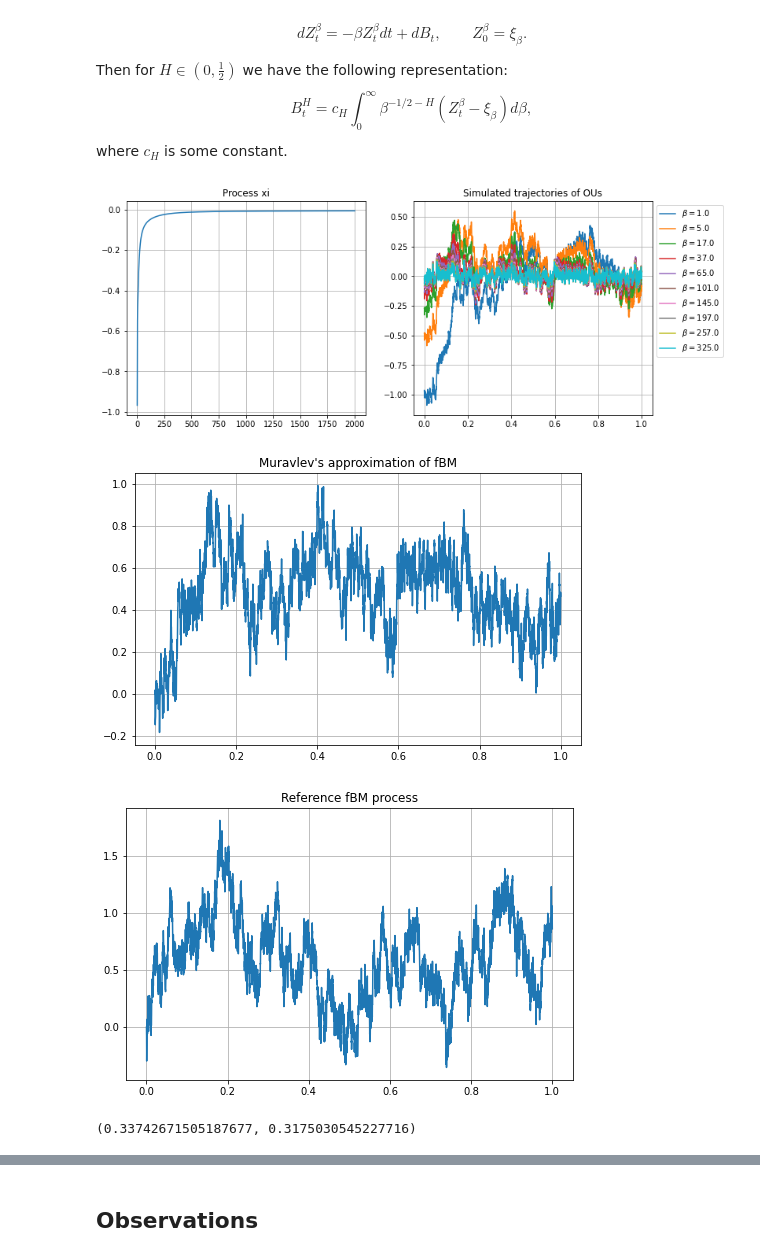
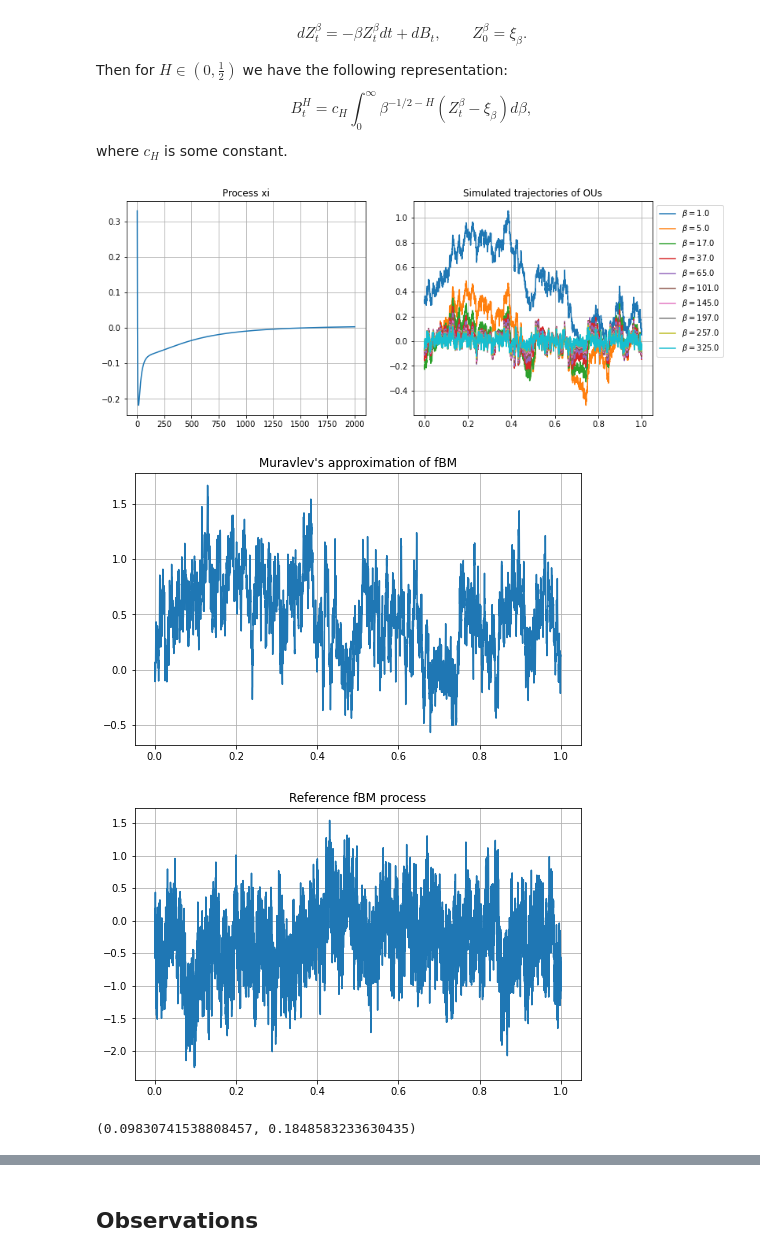
Before and after one commit to MrG1raffe/RoughModels, a Jupyter notebook: src/muravlev_modification.ipynb, the cells around one changed output, grey strips where cells are left out. Drawn from its saved outputs; the diff is of its cells as text; code cells hidden in the pictures.

```diff
--- a/src/muravlev_modification.ipynb
+++ b/src/muravlev_modification.ipynb
@@ -30,13 +33,13 @@ where $c_H$ is some constant.
 # %%
 # Parameters
 n = 4096
-H = 0.3
+H = 0.1
 # %%
 # Muravlev's approximation
-muravlev_fbm = fbm_muravlev(n=n, hurst=H, n_beta=2000, beta_max=2000, plotting=True)
+muravlev_fbm, Z = fbm_muravlev(n=n, hurst=H, n_beta=2000, beta_max=2000, uniform_beta_grid=True, plotting=True, extended_return=True)
 # %% [output]
-[figure, old version]
+[figure, new version]
-[figure, old version]
+[figure, new version]
 # %%
 # Reference fBM
 time_grid = np.linspace(0, 1, n+1)
@@ -47,9 +50,9 @@ ax.plot(time_grid, ref_fbm)
 ax.set_title("Reference fBM process")
 ax.grid()
 # %% [output]
-[figure, old version]
+[figure, new version]
 # %%
 # Hurst parameters
 m_estimator(ref_fbm), m_estimator(muravlev_fbm)
 # %% [output]
-(0.33742671505187677, 0.3175030545227716)
+(0.09830741538808457, 0.1848583233630435)
```
Also changed, not shown: parts of 16 cells of this notebook, 7 other files.
